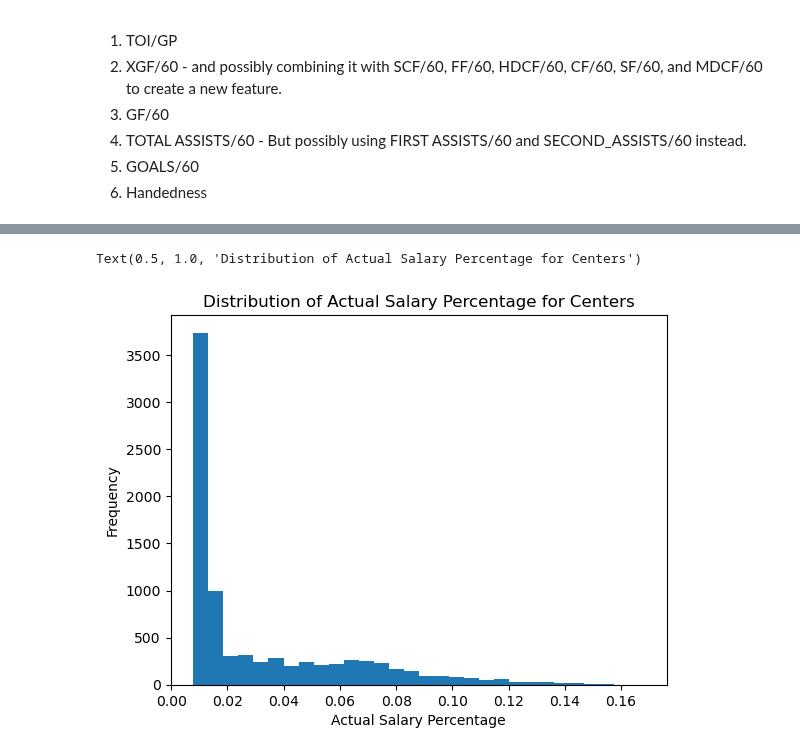
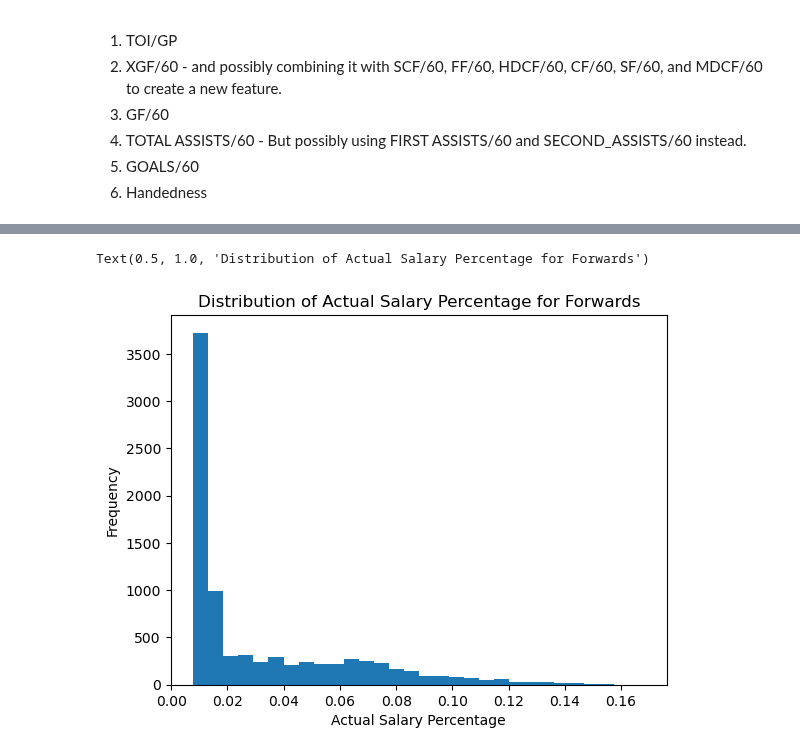
Before and after one commit to MichaelKuby/CMPT733_CapstoneProject_NHLPlayerValue, a Jupyter notebook: Hockey_Salary_Research/Script/5_ModelTraining/1_F_Model_Train_XGBRegressor.ipynb, the cells around one changed output, grey strips where cells are left out. Saved outputs shown, nothing was run; the diff lists cells and outputs as text; code cells hidden in the pictures.

```diff
--- a/Hockey_Salary_Research/Script/5_ModelTraining/1_F_Model_Train_XGBRegressor.ipynb
+++ b/Hockey_Salary_Research/Script/5_ModelTraining/1_F_Model_Train_XGBRegressor.ipynb
@@ -163,12 +165,12 @@ Text(0.5, 1.0, 'Distribution of Predicted Salary Percentage for Forwards')
 # %%
 # Plot the distribution of Y_SALARY_CAP_PERCENTAGE
 plt.hist(forwards['SALARY CAP PERCENTAGE'], bins=30)
 plt.xlabel('Actual Salary Percentage')
 plt.ylabel('Frequency')
-plt.title('Distribution of Actual Salary Percentage for Centers')
+plt.title('Distribution of Actual Salary Percentage for Forwards')
 # %% [output]
-Text(0.5, 1.0, 'Distribution of Actual Salary Percentage for Centers')
+Text(0.5, 1.0, 'Distribution of Actual Salary Percentage for Forwards')
-[figure, old version]
+[figure, new version]
 # %%
 # Filter players with over 41 GP
 filtered_data = forwards[(forwards['GP'] > 60) & (forwards['SEASON'] == '2023-24')].copy()
```
Also changed, not shown: parts of 8 cells of this notebook, 7 other files.
